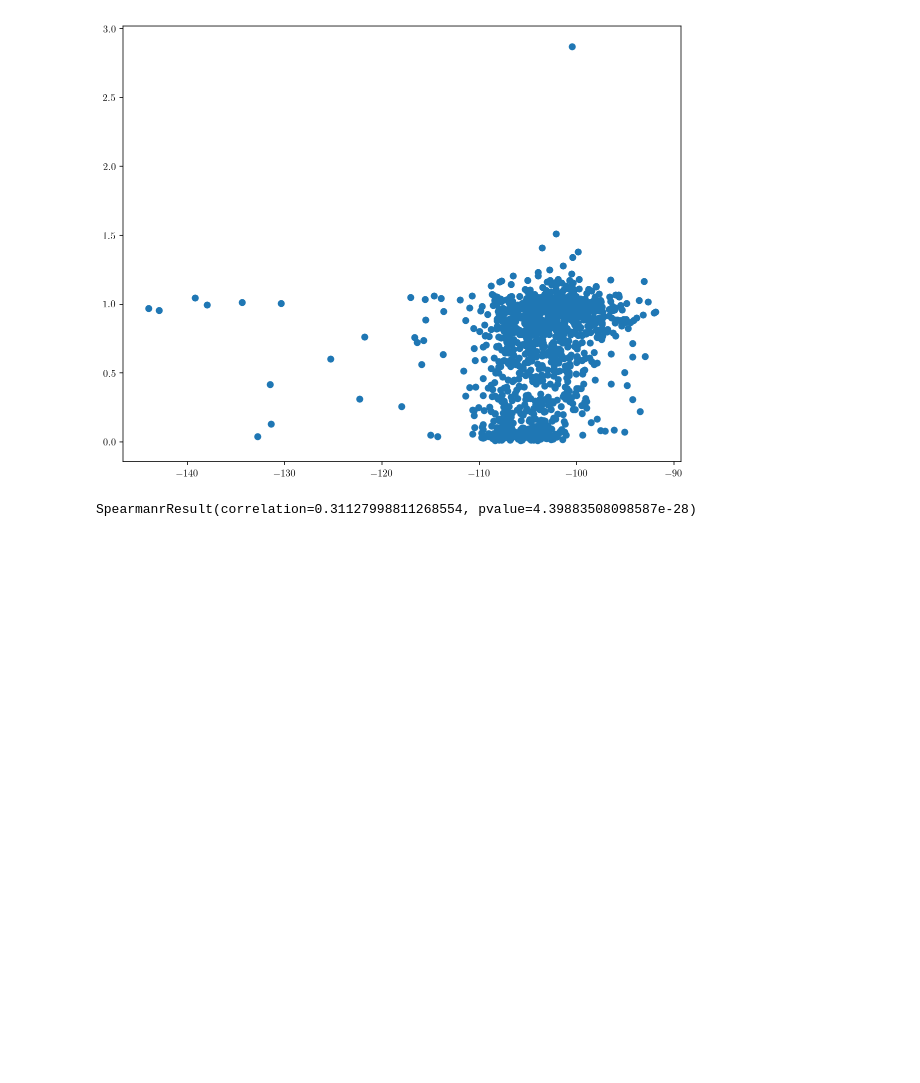
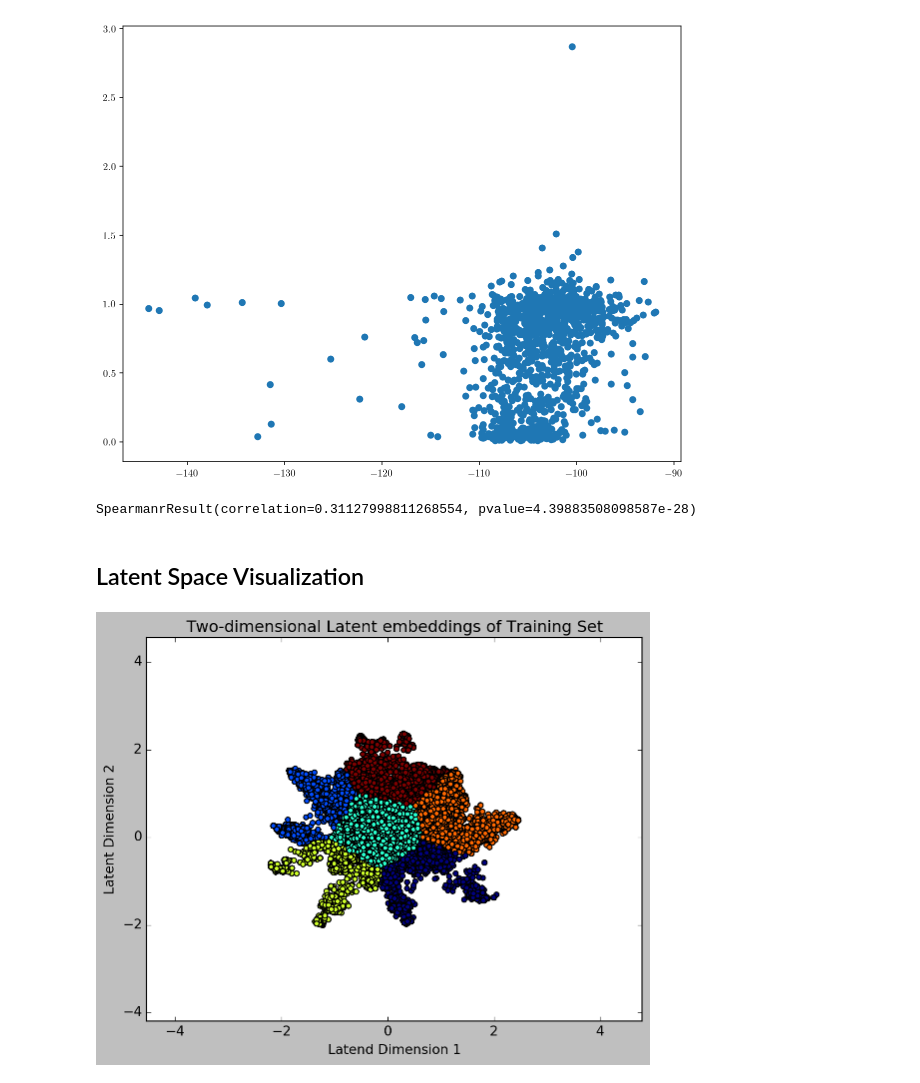
Before and after one commit to bdura/pgm-project, a Jupyter notebook: notebooks/Visualization.ipynb, the cells around one changed output. Cells and saved outputs as stored; diff of their text form; code cells hidden in the pictures; blank space fills up the shorter version.

Commit message:
Latent space visuals

```diff
--- a/notebooks/Visualization.ipynb
+++ b/notebooks/Visualization.ipynb
@@ -229,3 +228,21 @@ plt.scatter(test_logprob, test_fitness)
 spearmanr(test_logprob, test_fitness)
 # %% [output]
 SpearmanrResult(correlation=0.31127998811268554, pvalue=4.39883508098587e-28)
+# %% [markdown]
+## Latent Space Visualization
+# %%
+latent_points = model2.encode(torch.Tensor(complete_set)).detach().numpy()
+# %%
+from sklearn.cluster import KMeans
+plt.style.use('classic')
+clustering = KMeans(n_clusters = 6).fit(latent_points)
+ax = plt.subplot(111)
+ax.margins(0.5)
+ax.scatter(latent_points[:,0], latent_points[:,1], c=clustering.labels_)
+ax.set_title('Two-dimensional Latent embeddings of Training Set')
+ax.set_ylabel('Latent Dimension 2')
+ax.set_xlabel('Latend Dimension 1')
+plt.savefig(GRAPHICS_PATH + 'latent_scatter_plot.png')
+plt.show()
+# %% [output]
+[figure, added]
```
Also changed, not shown: parts of 7 cells of this notebook, 2 other files.
